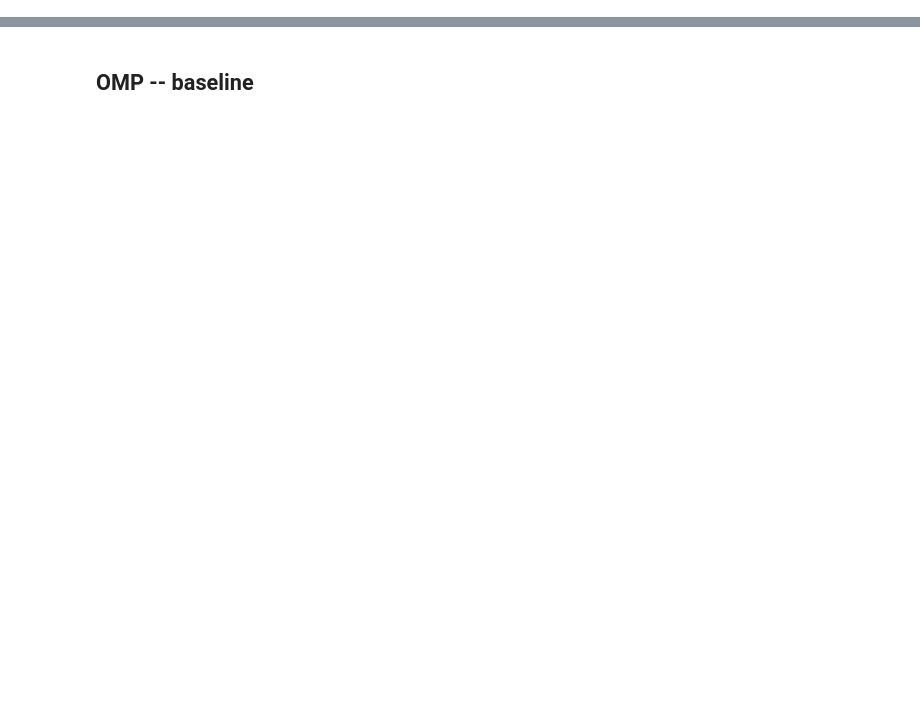
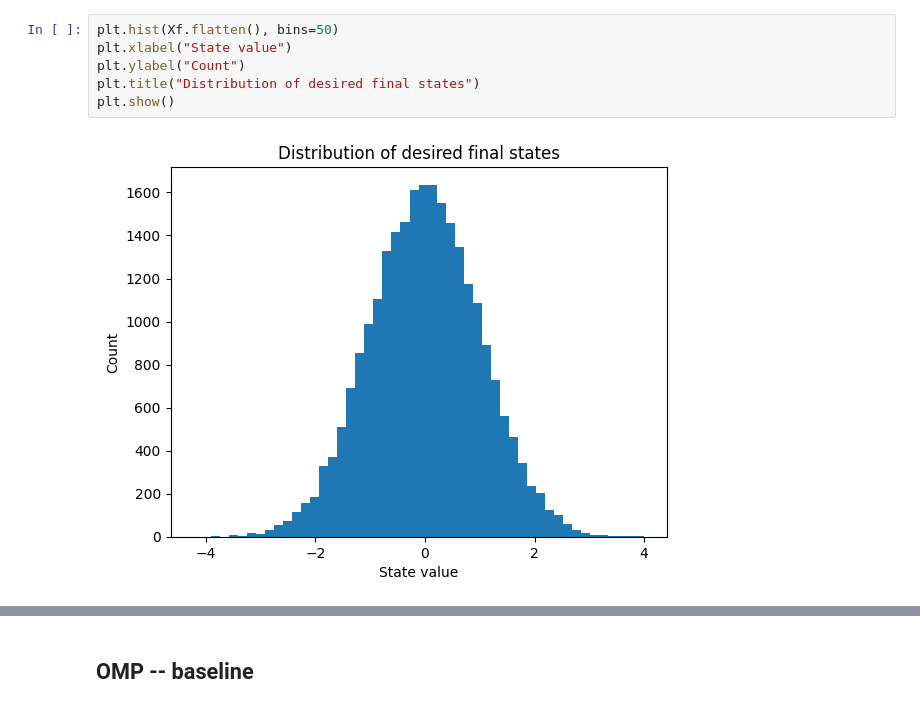
Before and after one commit to PabloABakker/Network-Opinion-Control, a Jupyter notebook: main.ipynb, the cells around one changed output, grey strips where cells are left out. Cells and saved outputs as stored; diff of their text form; blank space fills up the shorter version.

```diff
--- a/main.ipynb
+++ b/main.ipynb
@@ -295,0 +37,8 @@ tol=1e-14: rank=25
+# %%
+plt.hist(Xf.flatten(), bins=50)
+plt.xlabel("State value")
+plt.ylabel("Count")
+plt.title("Distribution of desired final states")
+plt.show()
+# %% [output]
+[figure, added]
```
Also changed, not shown: parts of 83 cells of this notebook.
